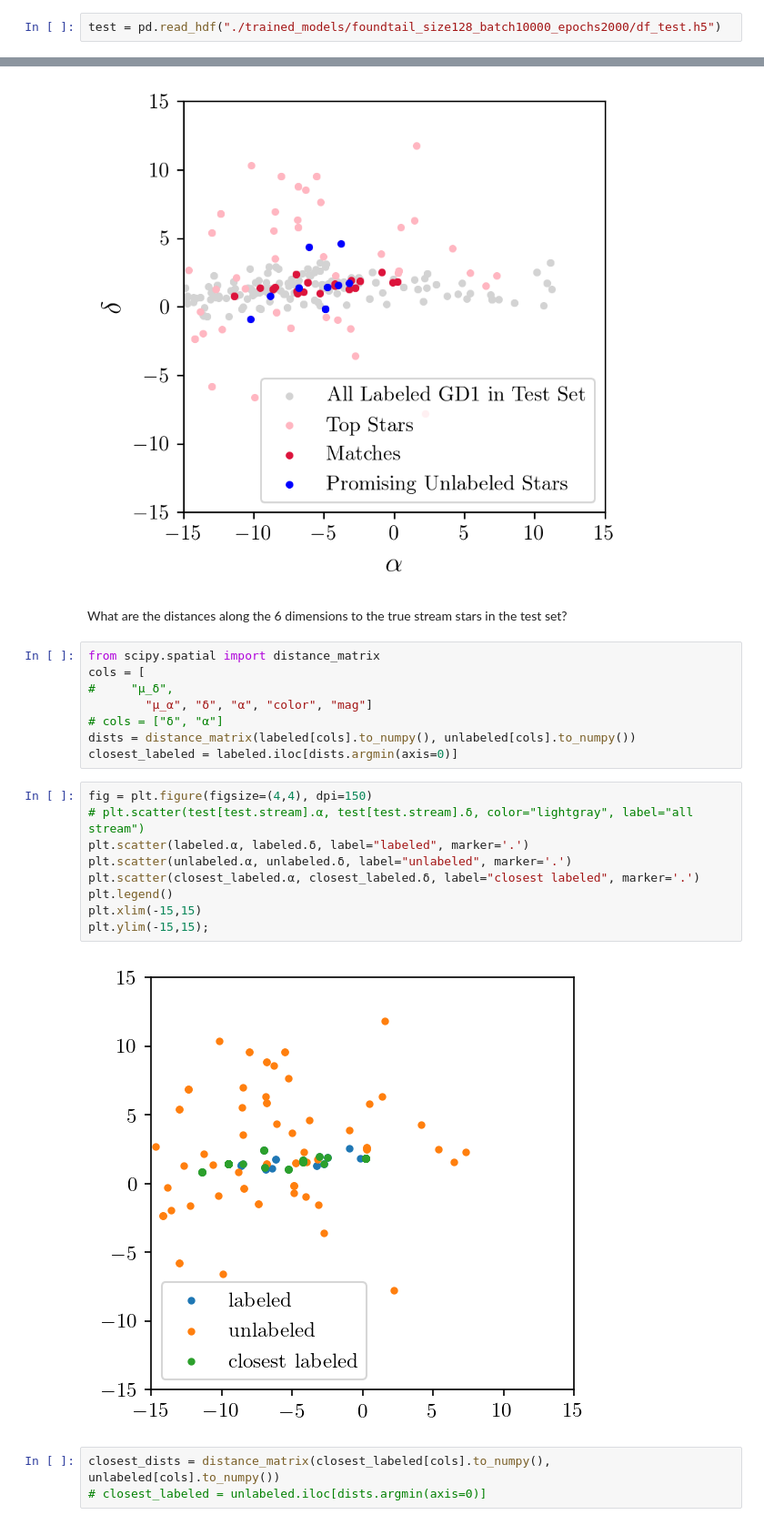
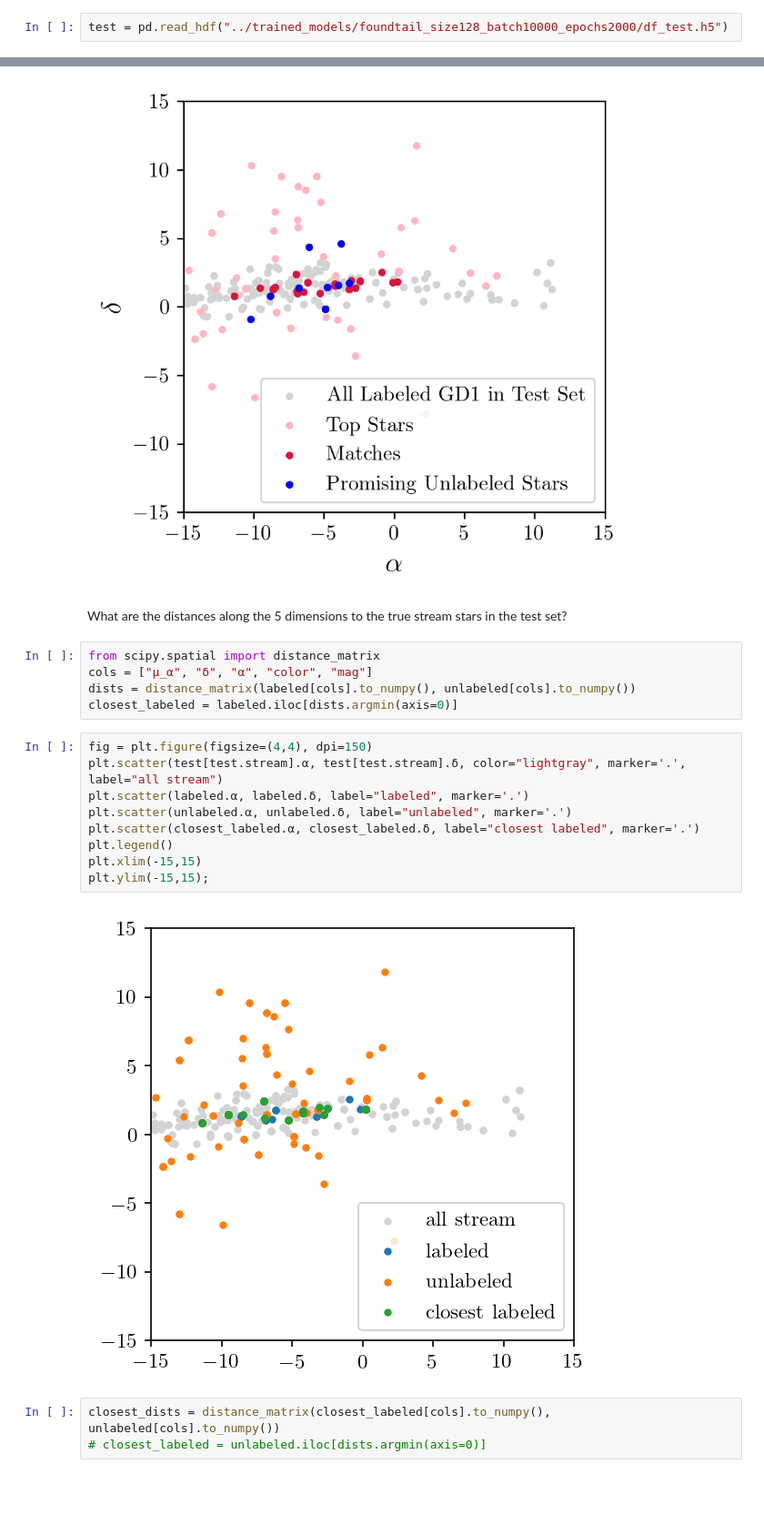
Before and after one commit to hep-lbdl/GaiaCWoLa, a Jupyter notebook: notebooks/mislabeled_stream_stars.ipynb, the cells around one changed output, grey strips where cells are left out. Shown: that part at 91% size. Drawn from its saved outputs; the diff is of its cells as text; blank space fills up the shorter version.

```diff
--- a/mislabeled_stream_stars.ipynb
+++ b/notebooks/mislabeled_stream_stars.ipynb
@@ -35,7 +37,7 @@ coreClock: 1.77GHz coreCount: 72 deviceMemorySize: 23.65GiB deviceMemoryBandwidt
 # %% [markdown]
 ### Load the optimized tail file from a previous training
 # %%
-test = pd.read_hdf("./trained_models/foundtail_size128_batch10000_epochs2000/df_test.h5")
+test = pd.read_hdf("../trained_models/foundtail_size128_batch10000_epochs2000/df_test.h5")
 # %%
 visualize_stream(test)
 # %% [output]
@@ -168,26 +170,23 @@ plt.ylabel(r"$\delta$");
 # %% [output]
 [figure]
 # %% [markdown]
-What are the distances along the 6 dimensions to the true stream stars in the test set?
+What are the distances along the 5 dimensions to the true stream stars in the test set?
 # %%
 from scipy.spatial import distance_matrix
-cols = [
-#     "μ_δ",
-        "μ_α", "δ", "α", "color", "mag"]
-# cols = ["δ", "α"]
+cols = ["μ_α", "δ", "α", "color", "mag"]
 dists = distance_matrix(labeled[cols].to_numpy(), unlabeled[cols].to_numpy())
 closest_labeled = labeled.iloc[dists.argmin(axis=0)]
 # %%
 fig = plt.figure(figsize=(4,4), dpi=150)
-# plt.scatter(test[test.stream].α, test[test.stream].δ, color="lightgray", label="all stream")
+plt.scatter(test[test.stream].α, test[test.stream].δ, color="lightgray", marker='.', label="all stream")
 plt.scatter(labeled.α, labeled.δ, label="labeled", marker='.')
 plt.scatter(unlabeled.α, unlabeled.δ, label="unlabeled", marker='.')
 plt.scatter(closest_labeled.α, closest_labeled.δ, label="closest labeled", marker='.')
 plt.legend()
 plt.xlim(-15,15)
 plt.ylim(-15,15);
 # %% [output]
-[figure, old version]
+[figure, new version]
 # %%
 closest_dists = distance_matrix(closest_labeled[cols].to_numpy(), unlabeled[cols].to_numpy())
 # closest_labeled = unlabeled.iloc[dists.argmin(axis=0)]
```
Also changed, not shown: parts of 3 cells of this notebook, 17 other files.
